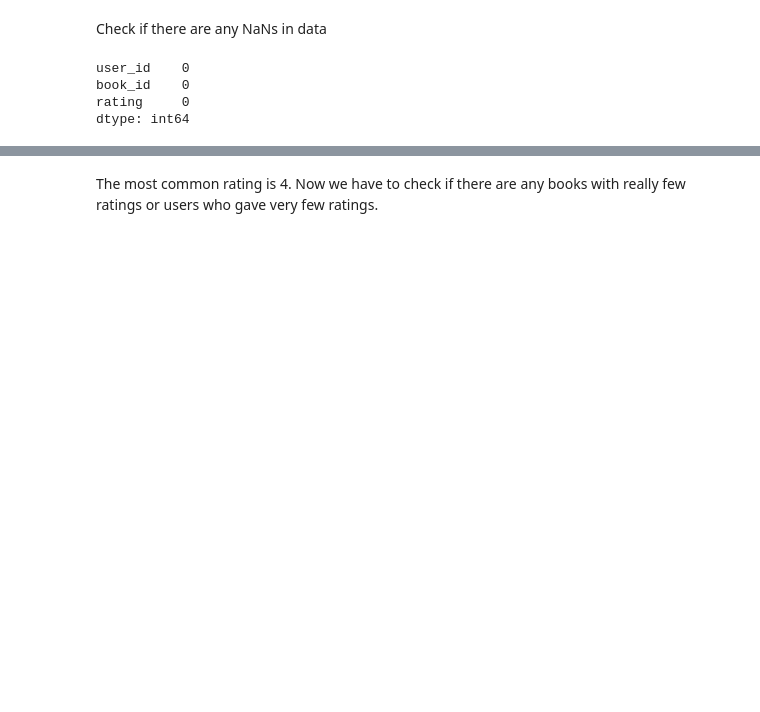
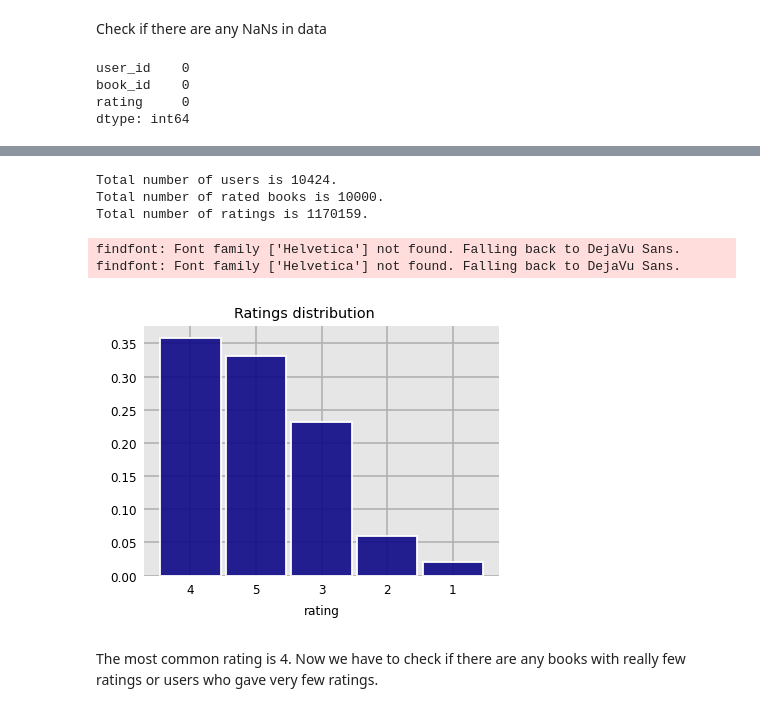
Before and after one commit to zuba0/Book-recommendation-system, a Jupyter notebook: Collaborative filtering.ipynb, the cells around one changed output, grey strips where cells are left out. Saved outputs shown, nothing was run; the diff lists cells and outputs as text; code cells hidden in the pictures; blank space fills up the shorter version.

```diff
--- a/Collaborative filtering.ipynb
+++ b/Collaborative filtering.ipynb
@@ -65,2 +66,16 @@ plt.show()
+# %%
+print(f'Total number of users is {len(ratings.user_id.unique())}.')
+print(f'Total number of rated books is {len(ratings.book_id.unique())}.')
+print(f'Total number of ratings is {len(ratings)}.')
+# %% [output]
+Total number of users is 10424.
+Total number of rated books is 10000.
+Total number of ratings is 1170159.
+# %%
+dexplot.count(val='rating', data=ratings, normalize= True, title='Ratings distribution', cmap='plasma')
+# %% [output]
+findfont: Font family ['Helvetica'] not found. Falling back to DejaVu Sans.
+findfont: Font family ['Helvetica'] not found. Falling back to DejaVu Sans.
+[figure, added]
 # %% [markdown]
 The most common rating is 4. Now we have to check if there are any books with really few ratings or users who gave very few ratings.
```
Also changed, not shown: parts of 25 cells of this notebook.
